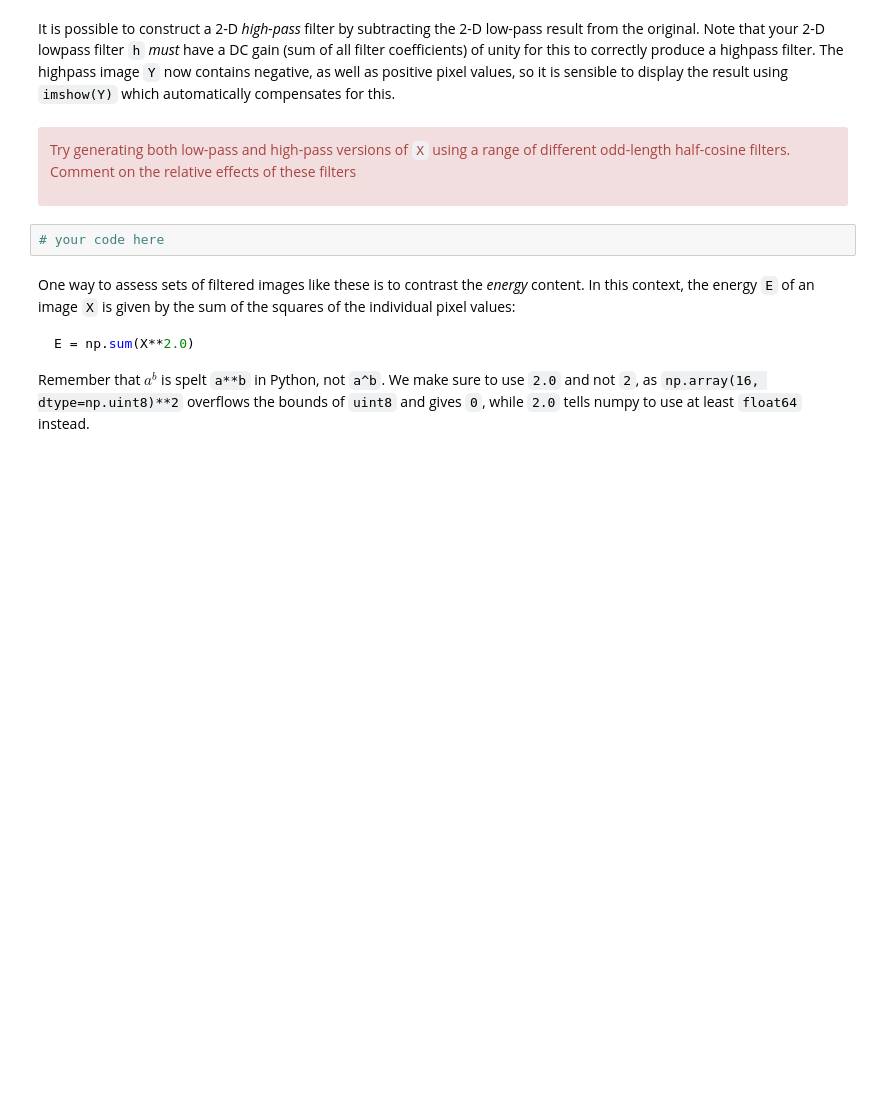
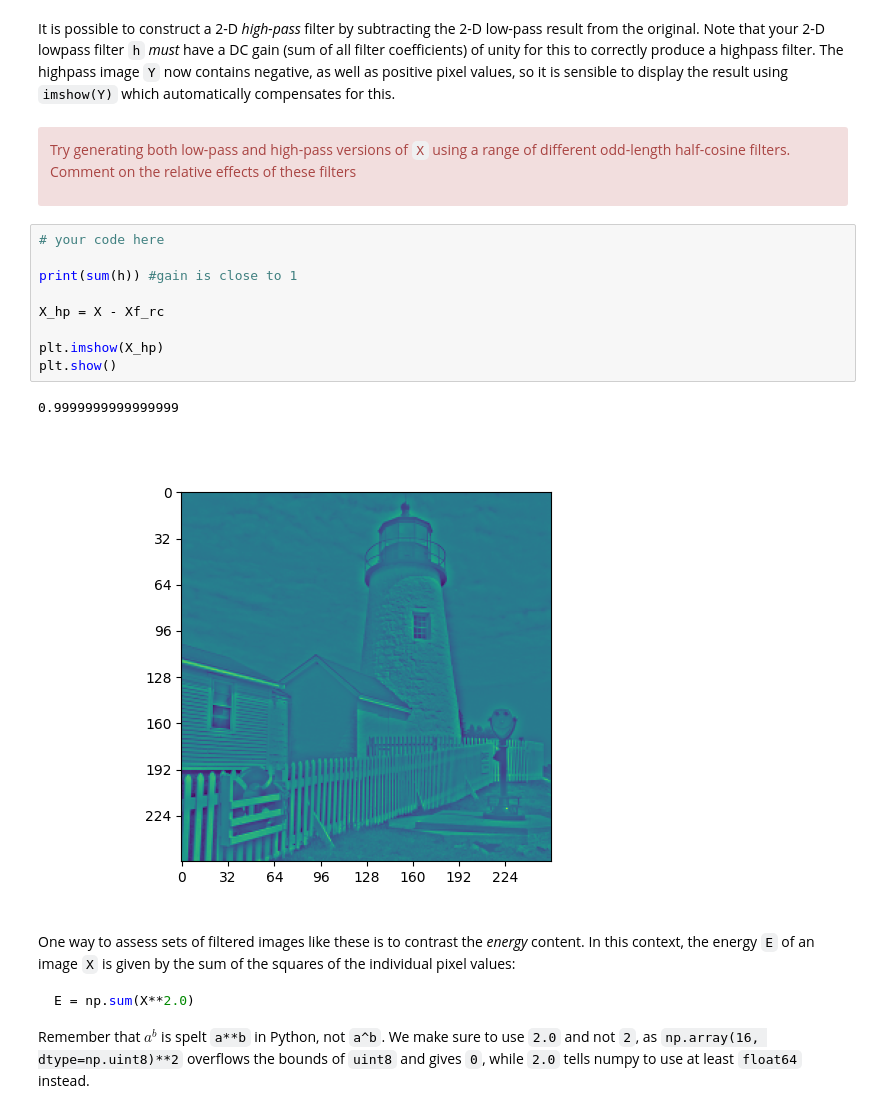
Before and after one commit to AndrewKeYanzhe/cued_sf2_lab, a Jupyter notebook: 5-simple-image-filtering.ipynb, the cells around one changed output. Cells and saved outputs as stored; diff of their text form; blank space fills up the shorter version.

````diff
--- a/5-simple-image-filtering.ipynb
+++ b/5-simple-image-filtering.ipynb
@@ -204,8 +219,18 @@ pixel values, so it is sensible to display the result using `imshow(Y)` which au
 Try generating both low-pass and high-pass versions of `X` using a range of different odd-length half-cosine filters. Comment on the relative effects of these filters
 
 </div>
-# %%
-# your code here
+# %%
+# your code here
+
+print(sum(h)) #gain is close to 1
+
+X_hp = X - Xf_rc
+
+plt.imshow(X_hp)
+plt.show()
+# %% [output]
+0.9999999999999999
+[figure, added]
 # %% [markdown]
 One way to assess sets of filtered images like these is to contrast the *energy* content. In this context, the energy `E` of an image `X` is given by the sum of the squares of the individual pixel values:
 ```python
````
Also changed, not shown: parts of 6 cells of this notebook.
